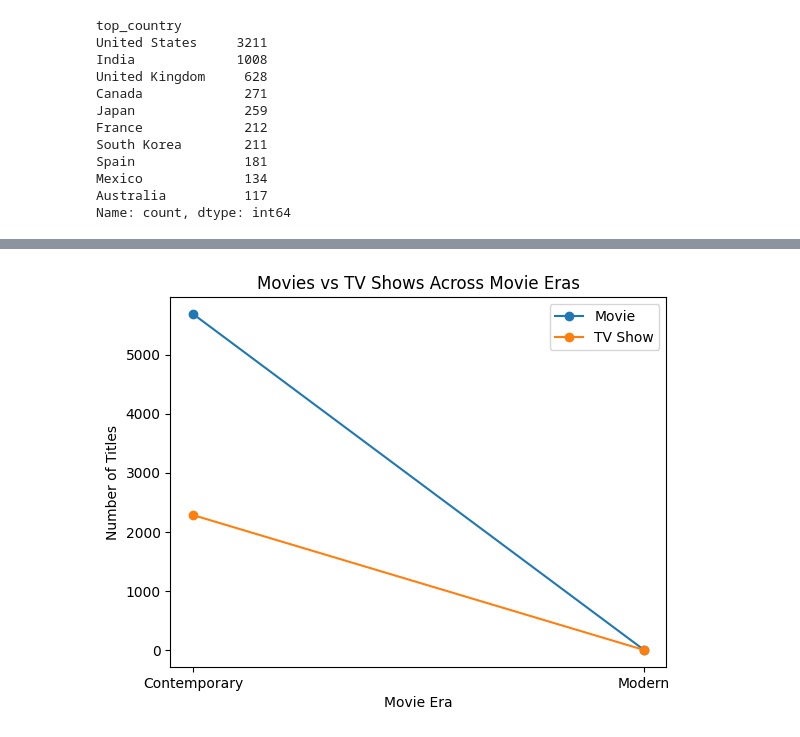
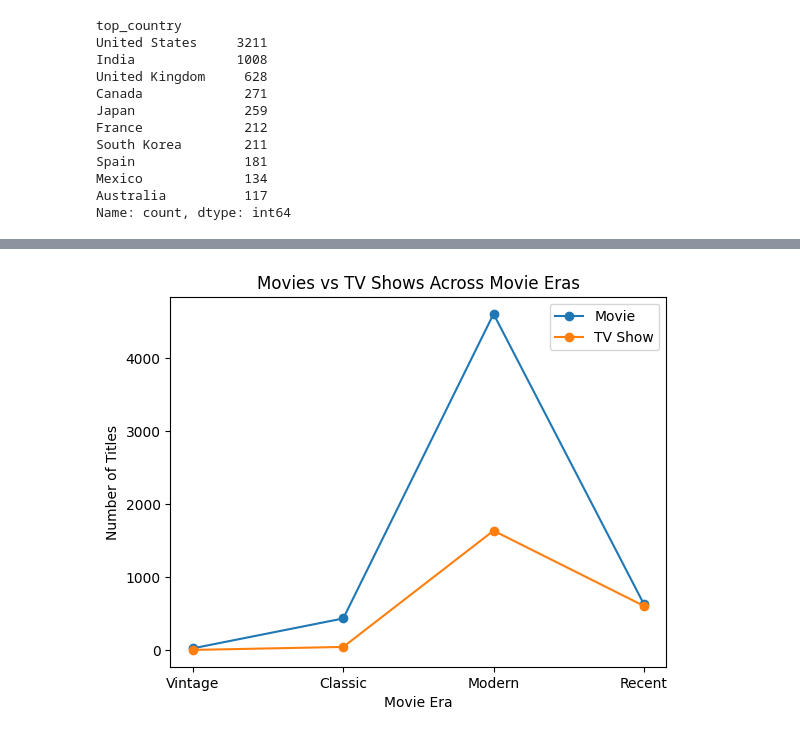
Before and after one commit to emmaltaylor/CS4379_github_assignment1, a Jupyter notebook: notebooks/analysis.ipynb, the cells around one changed output, grey strips where cells are left out. Drawn from its saved outputs; the diff is of its cells as text; code cells hidden in the pictures.

Commit message:
Finishing touches added, second chart edited to include more relevant information

```diff
--- a/notebooks/analysis.ipynb
+++ b/notebooks/analysis.ipynb
@@ -49,10 +47,10 @@ def create_movie_eras(year):
         return "Vintage"
     elif 1960 <= year < 2000:
         return "Classic"
-    elif 2000 <= year < 2010:
+    elif 2000 <= year < 2020:
         return "Modern"
     else:
-        return "Contemporary"
+        return "Recent"
 
 df["movie_era"] = df["release_year"].apply(create_movie_eras)
 df.head()
@@ -105,9 +105,8 @@ plt.show()
 # Analysis feature 2: Group comparison, comparing the eras of movies vs tv shows
 
 type_era = (
-    df.groupby(["type", "movie_era"])
+    df.dropna(subset=["movie_era"])
+    .groupby(["type", "movie_era"])
     .size()
     .reset_index(name="count")
 )
-
-type_era
@@ -120,16 +113,21 @@ type_era
+# %%
+era_order = ["Vintage", "Classic", "Modern", "Recent"]
+type_era["movie_era"] = pd.Categorical(type_era["movie_era"], categories=era_order, ordered=True)
+type_era = type_era.sort_values("movie_era")
+
+type_era = type_era.sort_values("movie_era")
 # %%
 # Visual representation 2: Chart showing relationship, comparing movie eras for movies vs tv shows
 
 plt.figure()
-
-for content_type in df["type"].unique():
-    data = type_era[type_era["type"] == content_type]
-    plt.plot(data["movie_era"], data["count"], marker='o', label=content_type)
+for t in type_era["type"].unique():
+    data = type_era[type_era["type"] == t]
+    plt.plot(data["movie_era"], data["count"], marker="o", label=t)
 
 plt.title("Movies vs TV Shows Across Movie Eras")
 plt.xlabel("Movie Era")
 plt.ylabel("Number of Titles")
 plt.legend()
 plt.show()
 # %% [output]
-[figure, old version]
+[figure, new version]
```
Also changed, not shown: parts of 6 cells of this notebook.
